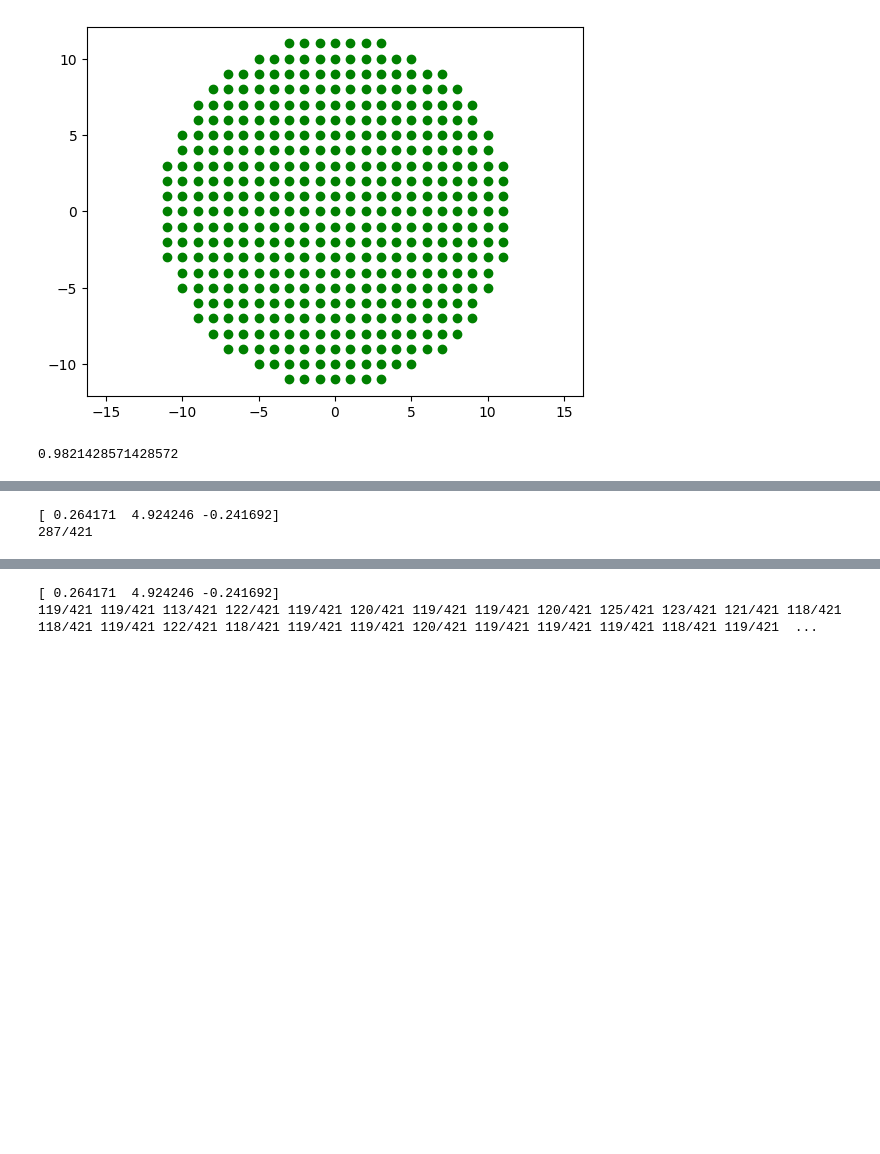
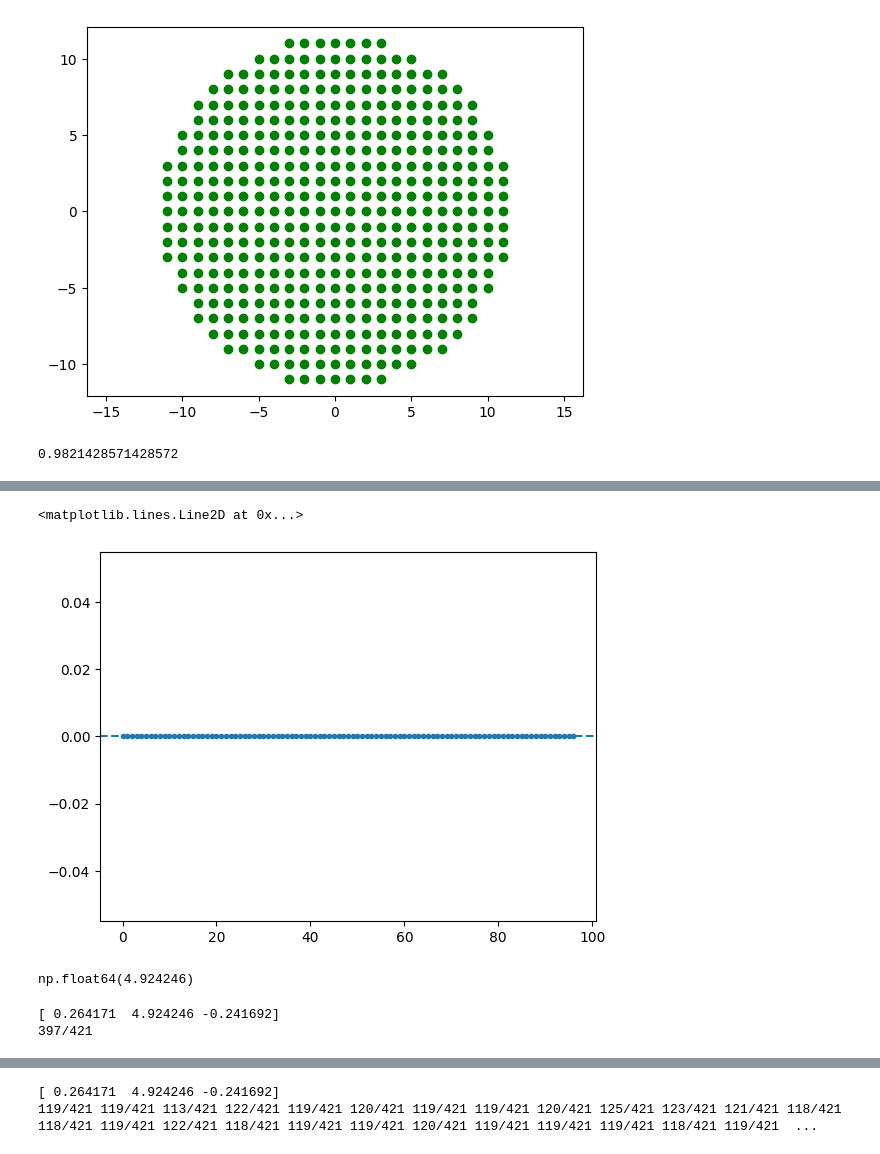
Before and after one commit to YoonOpticsLab/nextwave, a Jupyter notebook: dev/shmem_modal_clean.ipynb, the cells around one changed output, grey strips where cells are left out. Drawn from its saved outputs; the diff is of its cells as text; code cells hidden in the pictures; blank space fills up the shorter version.

```diff
--- a/dev/shmem_modal_clean.ipynb
+++ b/dev/shmem_modal_clean.ipynb
@@ -513,3 +509,14 @@ plt.axhline( np.mean(mirs_now), ls='--')
+# %%
+mirs_now=boxmem.item("mirror_voltages")[0:97]
+plt.plot( mirs_now, '.-' )
+plt.axhline( np.mean(mirs_now), ls='--')
+# %% [output]
+<matplotlib.lines.Line2D at 0x...>
+[figure, added]
+# %%
+Z_k[3]
+# %% [output]
+np.float64(4.924246)
 # %%
 # KAitlyn's Zs
 GAIN=1.0
@@ -520,7 +527,8 @@ OVERRIDE_MEASURED=False
 
 print( Z_k[2:5] )
 Z_new=np.zeros(65)
-Z_new= -Z_k
+Z_new[2:5] = [0, -5.0, 0]
+#Z_new= -Z_k
 #Z_new[0:5] = [0,0,0,0.0,0]
 
 if 1:
@@ -528,4 +536,4 @@ if 1:
     time.sleep(0.1)
 # %% [output]
 [ 0.264171  4.924246 -0.241692]
-287/421
+397/421
```
Also changed, not shown: parts of 26 cells of this notebook, 4 other files.
